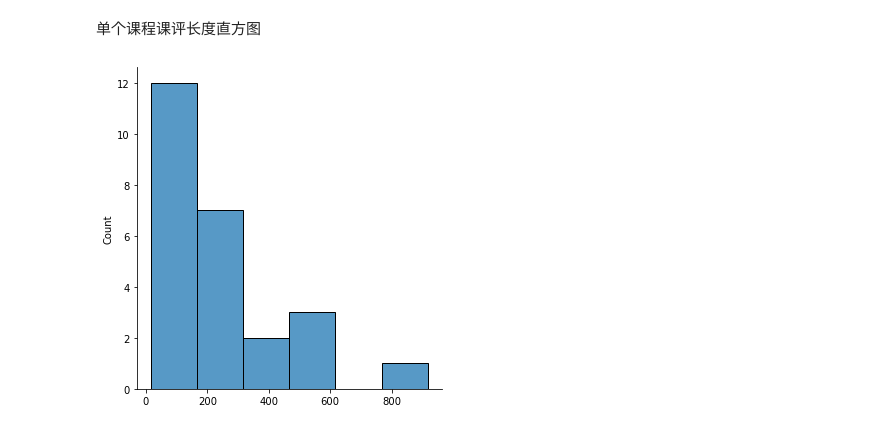
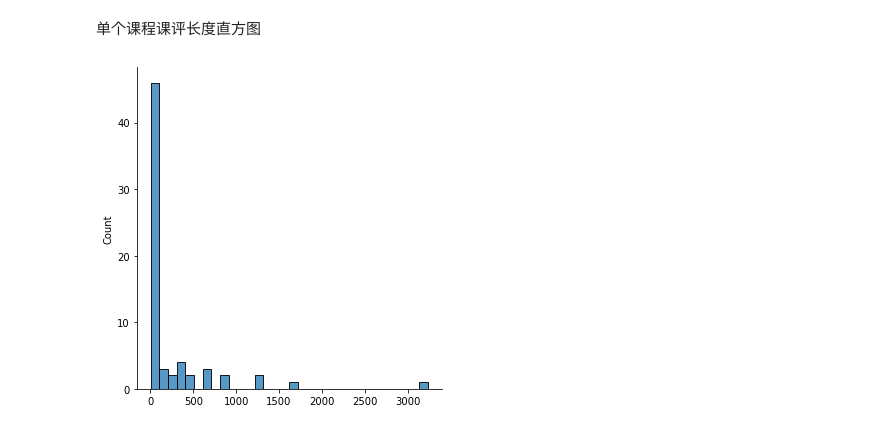
Before and after one commit to Bessgendre/Word-Cloud-For-USTC-icourse.club, a Jupyter notebook: main.ipynb, the cells around one changed output. Cells and saved outputs as stored; diff of their text form; code cells hidden in the pictures.

```diff
--- a/main.ipynb
+++ b/main.ipynb
@@ -15,13 +19,13 @@ import package.web as web
 # %% [markdown]
 单个课程课评长度直方图
 # %%
-url = "https://icourse.club/course/14351/"
+url = "https://icourse.club/course/21642/"
 
 comments = web.GetComment(url)
 
 # 评课长度分布直方图
 LengthDistribution = list(map(len,comments))
 sns.displot(LengthDistribution)
 plt.show()
 # %% [output]
-[figure, old version]
+[figure, new version]
```
Also changed, not shown: parts of 3 cells of this notebook, 6 other files.
